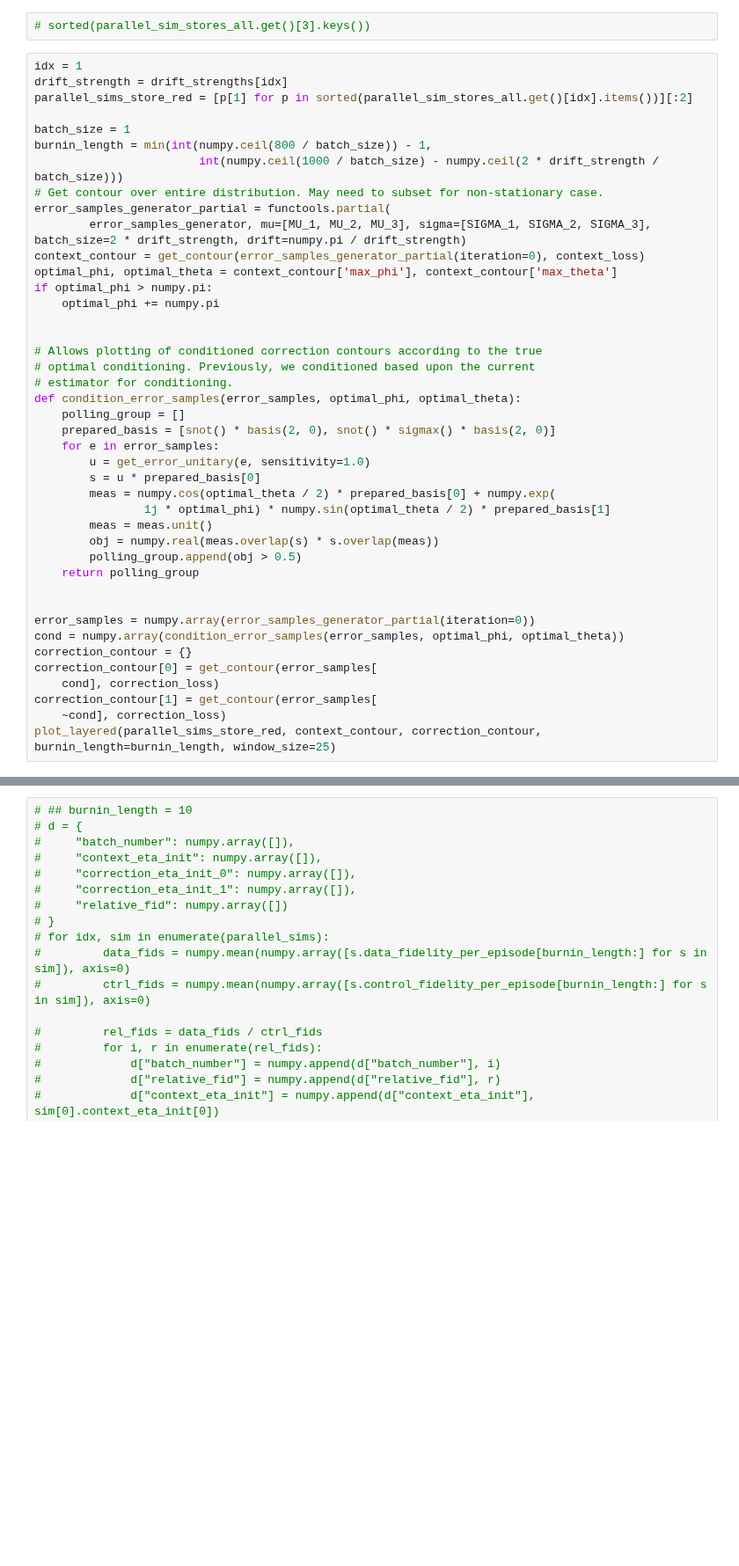
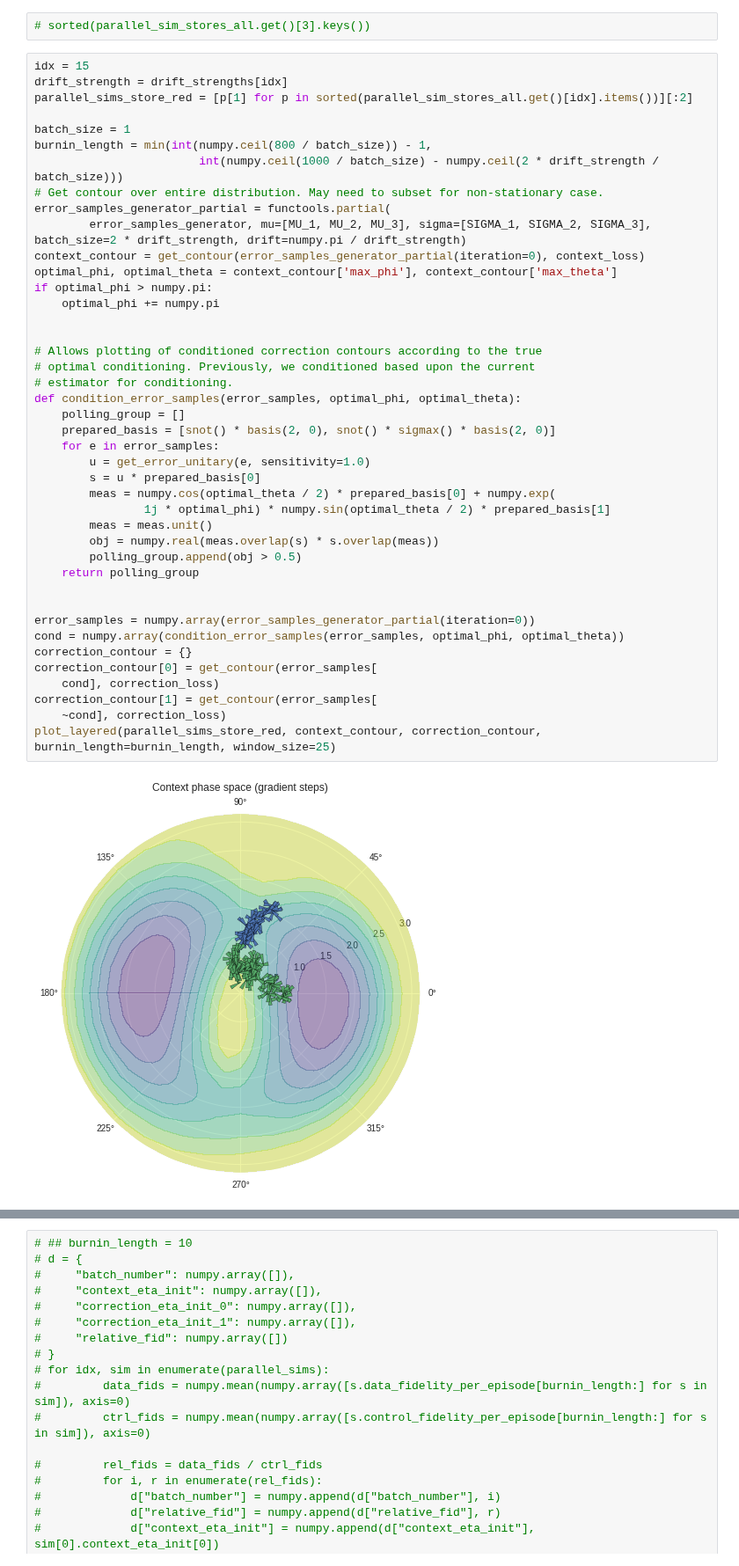
Before and after one commit to farice/SpectatorQubits, a Jupyter notebook: MAB-continuous-analytic-arbitrary-axis.ipynb, the cells around one changed output, grey strips where cells are left out. Shown at 88% size. Saved outputs shown, nothing was run; the diff lists cells and outputs as text; blank space fills up the shorter version.

```diff
--- a/MAB-continuous-analytic-arbitrary-axis.ipynb
+++ b/MAB-continuous-analytic-arbitrary-axis.ipynb
@@ -370,7 +374,7 @@ parallel_sim_stores_all.get()
 # %%
 # sorted(parallel_sim_stores_all.get()[3].keys())
 # %%
-idx = 1
+idx = 15
 drift_strength = drift_strengths[idx]
 parallel_sims_store_red = [p[1] for p in sorted(parallel_sim_stores_all.get()[idx].items())][:2]
 
@@ -384,30 +388,32 @@ context_contour = get_contour(error_samples_generator_partial(iteration=0), cont
 optimal_phi, optimal_theta = context_contour['max_phi'], context_contour['max_theta']
 if optimal_phi > numpy.pi:
     optimal_phi += numpy.pi
 
 
 # Allows plotting of conditioned correction contours according to the true
 # optimal conditioning. Previously, we conditioned based upon the current
 # estimator for conditioning.
 def condition_error_samples(error_samples, optimal_phi, optimal_theta):
     polling_group = []
     prepared_basis = [snot() * basis(2, 0), snot() * sigmax() * basis(2, 0)]
     for e in error_samples:
         u = get_error_unitary(e, sensitivity=1.0)
         s = u * prepared_basis[0]
         meas = numpy.cos(optimal_theta / 2) * prepared_basis[0] + numpy.exp(
                 1j * optimal_phi) * numpy.sin(optimal_theta / 2) * prepared_basis[1]
         meas = meas.unit()
         obj = numpy.real(meas.overlap(s) * s.overlap(meas))
         polling_group.append(obj > 0.5)
     return polling_group
 
 
 error_samples = numpy.array(error_samples_generator_partial(iteration=0))
 cond = numpy.array(condition_error_samples(error_samples, optimal_phi, optimal_theta))
 correction_contour = {}
 correction_contour[0] = get_contour(error_samples[
     cond], correction_loss)
 correction_contour[1] = get_contour(error_samples[
     ~cond], correction_loss)
 plot_layered(parallel_sims_store_red, context_contour, correction_contour, burnin_length=burnin_length, window_size=25)
+# %% [output]
+[figure, added]
```
Also changed, not shown: parts of 4 cells of this notebook, 2 other files.
